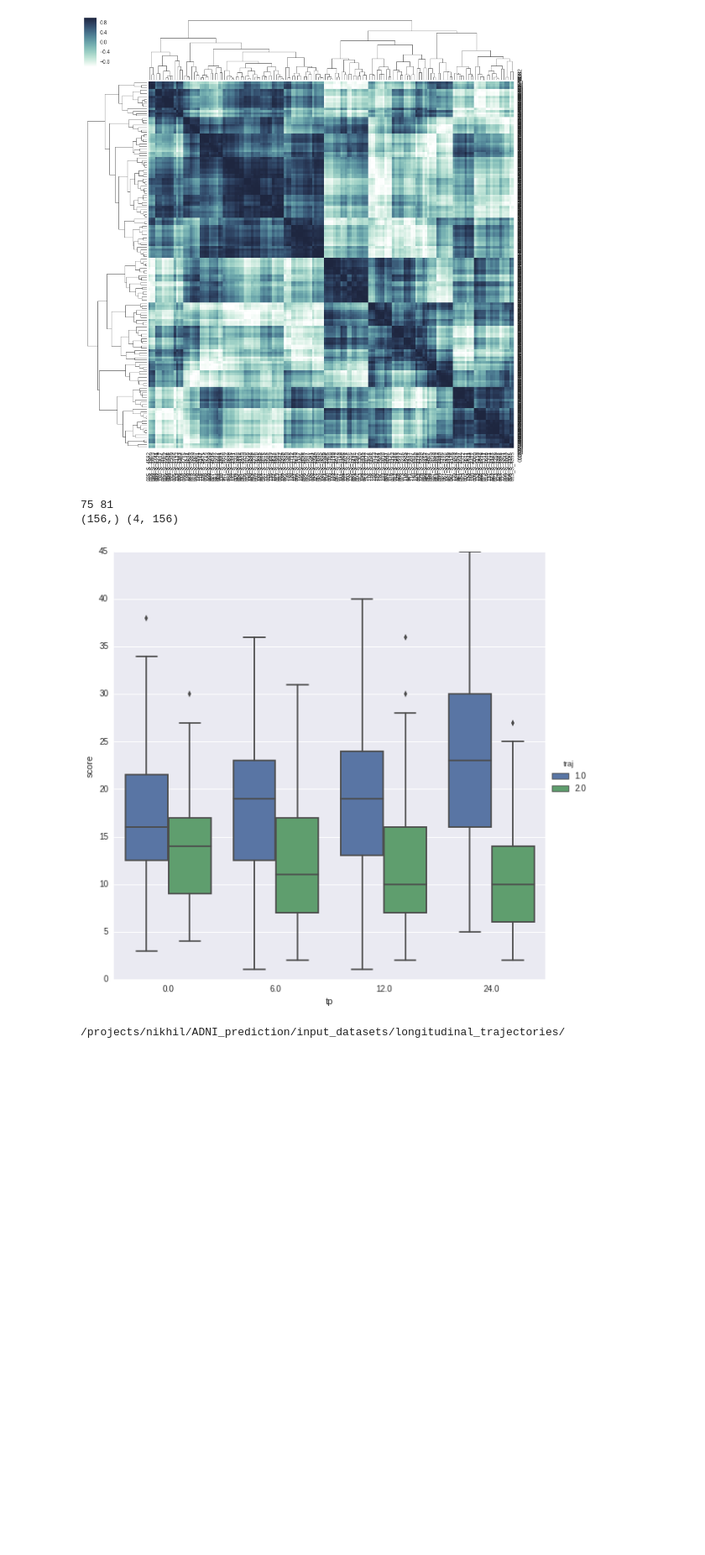
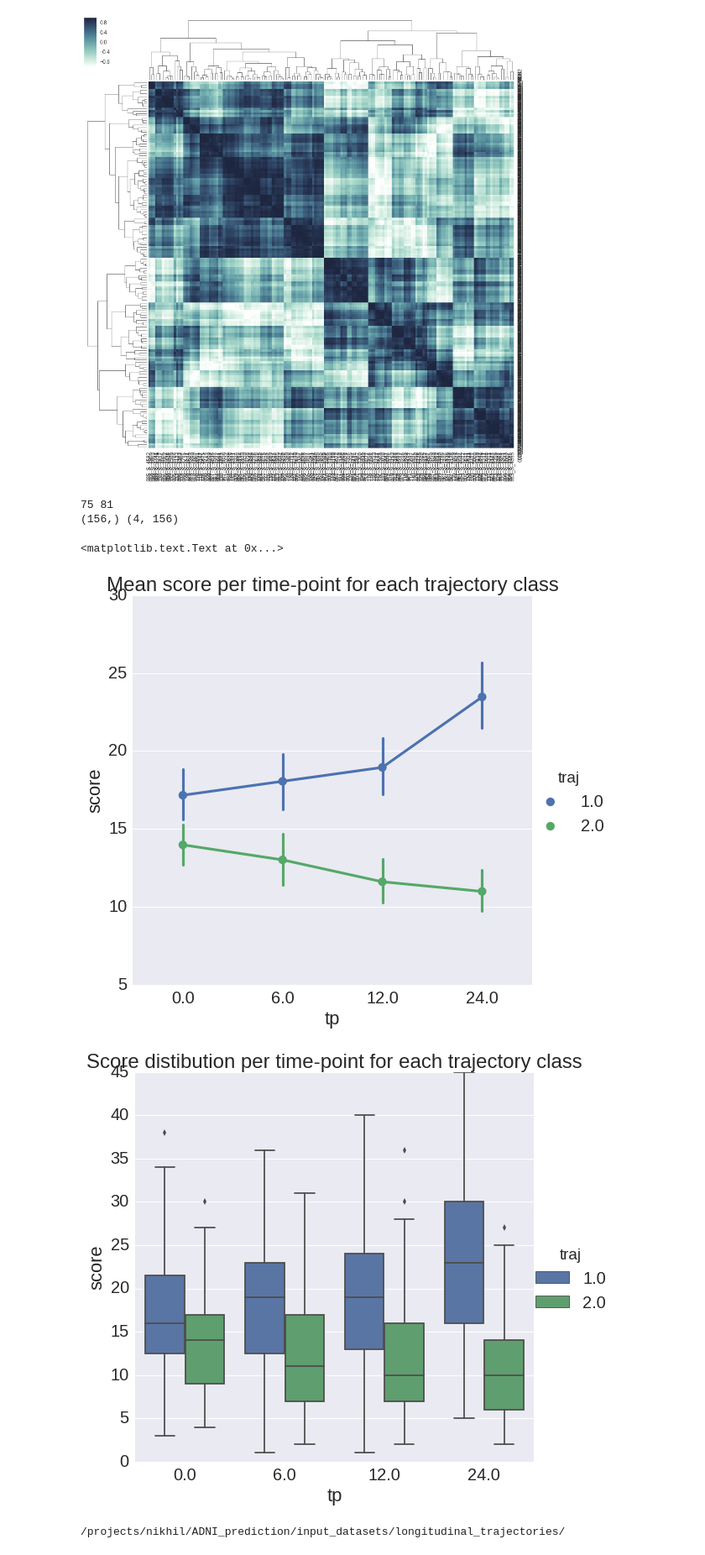
Before and after one commit to TIGRLab/NI-ML, a Jupyter notebook: models/notebooks/ADNI_longitudinal_stats.ipynb, the cells around one changed output. Shown: that part at 84% size. Cells and saved outputs as stored; diff of their text form; code cells hidden in the pictures; blank space fills up the shorter version.

Commit message:
minor organizational changes to ANDI_long_stats and baseline_models_traj

```diff
--- a/models/notebooks/ADNI_longitudinal_stats.ipynb
+++ b/models/notebooks/ADNI_longitudinal_stats.ipynb
@@ -254,22 +226,31 @@ g = sns.clustermap(corr, method='average', cmap=cmap, figsize=(15, 15))
 # %% [output]
 [figure]
 # %%
+#Clip the dendrogram to get 2 clusters and the plot average scores per cluster
+
 import scipy.cluster.hierarchy as sch
+sns.set(font_scale=2)
+
 Z = g.dendrogram_col.linkage
 T = sch.fcluster(Z, 2, 'maxclust')
 print np.sum(T==1),np.sum(T==2)
 print T.shape, d.values.shape
 
 tpx, subx = d.values.shape
 score_vec = d.transpose().values.reshape(tpx*subx,1)
 tp_vec = np.tile([0,6,12,24],subx).reshape(tpx*subx,1)
 T_tp = np.repeat(T,4, axis=0).reshape(tpx*subx,1)
 
 df_traj = pd.DataFrame(data = np.hstack((score_vec,tp_vec,T_tp)), columns=['score','tp','traj'])
 sns.set_style("darkgrid")
+ax = sns.factorplot(x="tp", y='score', hue='traj', kind='point', data=df_traj,size=8)
+plt.title('Mean score per time-point for each trajectory class')
 ax = sns.factorplot(x="tp", y='score', hue='traj', kind='box', data=df_traj,size=8)
+plt.title('Score distibution per time-point for each trajectory class')
 # %% [output]
 75 81
 (156,) (4, 156)
+<matplotlib.text.Text at 0x...>
-[figure, old version]
+[figure, new version]
+[figure, added]
 # %%
```
Also changed, not shown: parts of 15 cells of this notebook, 11 other files.
